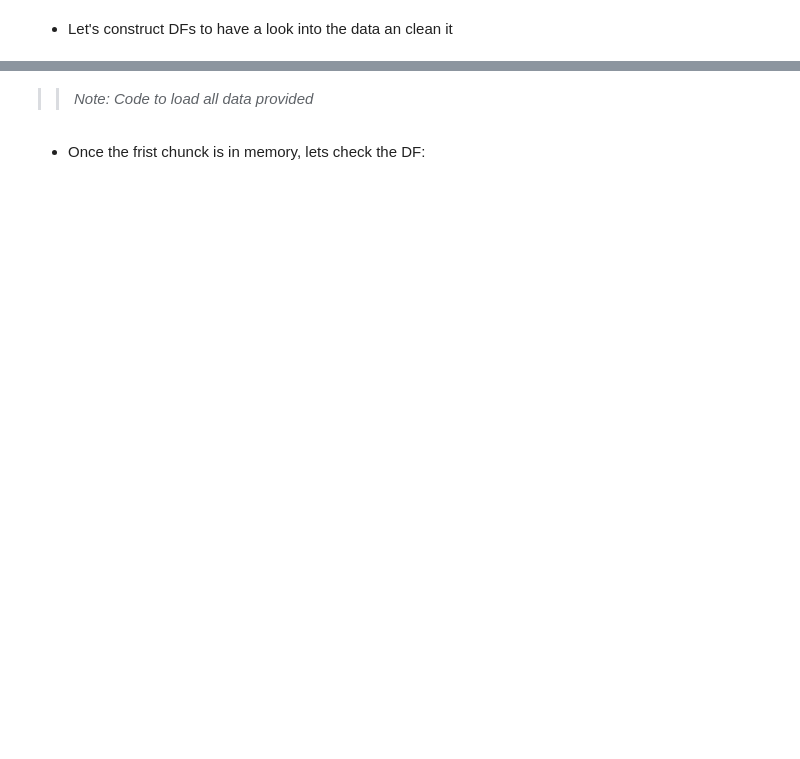
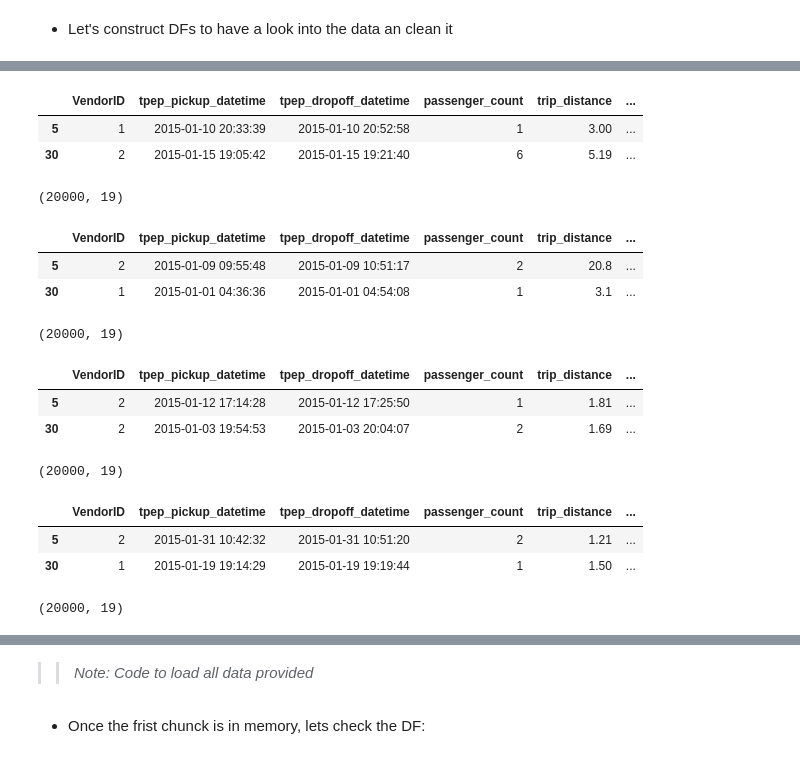
Before and after one commit to LAMDAMielgo/nyc_taxis, a Jupyter notebook: notebooks/EDA 01.ipynb, the cells around one changed output, grey strips where cells are left out. Drawn from its saved outputs; the diff is of its cells as text; code cells hidden in the pictures; blank space fills up the shorter version.

```diff
--- a/notebooks/EDA 01.ipynb
+++ b/notebooks/EDA 01.ipynb
@@ -126,10 +126,19 @@ def getting_df_fromZip(zipfile_info, minLen_toDisgard):
 
                     else:
                         new_frame = pd.read_csv(file_, sep = ',', names = column_names)
-                        filenames.append(filename); frame_to_concat.append(new_frame)
-                        memory_usage += new_frame.memory_usage(index = True, deep = False).sum()/(1000*1024)
 
-                        print(f"{filename} \tDone \t Memory Usage: {np.around(memory_usage, 2)} Mb \t Shape {new_frame.shape}")
+                        # FOR THE SAKE OF THE EXERCISE
+                        # ONLY 1 EVERY 20 ROWS ARE READ (20K FROM 500K)
+                        # Nth purge because data seamed ordered by pickup data, therefore there is some garanty of unbiased data
+                        # TO AVOID EXCESS USE OF MEMORY
+                        frame_to_use = new_frame.iloc[5::25]
+                        # BUT
+                        # A REAL CASE USE WOULD USE ALL DATA AVAILABLE
+
+                        filenames.append(filename); frame_to_concat.append(frame_to_use)
+                        memory_usage += frame_to_use.memory_usage(index = True, deep = False).sum()/(1000*1024)
+
+                        print(f"{filename} \tDone \t Memory Usage: {np.around(memory_usage, 2)} Mb \t Shape {frame_to_use.shape}")
 
     toc = time.perf_counter(); mins = (toc-tic)//60; secs = np.around((toc-tic)%60, 3)
     print(f"\n ---------------------- Done Running all in {mins}'{secs}'' \t Total frames {len(frame_to_concat)} return as {type(frame_to_concat)}")
@@ -308,0 +444,2 @@ data/yellow_tripdata_2015-07_00         Done     Memory Usage: 74.22 Mb
+# %%
+frames = getting_df_fromZip(zipfile_info = info_from_zip,  minLen_toDisgard = 7)
@@ -308,0 +467,22 @@ data/yellow_tripdata_2015-07_00         Done     Memory Usage: 74.22 Mb
+# %%
+display(frames[1].head(2));display(frames[1].shape)
+display(frames[2].head(2));display(frames[2].shape)
+display(frames[3].head(2));display(frames[3].shape)
+display(frames[4].head(2));display(frames[4].shape)
+# %% [output]
+|  | VendorID | tpep_pickup_datetime | tpep_dropoff_datetime | passenger_count | trip_distance | ... |
+| 5 | 1 | 2015-01-10 20:33:39 | 2015-01-10 20:52:58 | 1 | 3.00 | ... |
+| 30 | 2 | 2015-01-15 19:05:42 | 2015-01-15 19:21:40 | 6 | 5.19 | ... |
+(20000, 19)
+|  | VendorID | tpep_pickup_datetime | tpep_dropoff_datetime | passenger_count | trip_distance | ... |
+| 5 | 2 | 2015-01-09 09:55:48 | 2015-01-09 10:51:17 | 2 | 20.8 | ... |
+| 30 | 1 | 2015-01-01 04:36:36 | 2015-01-01 04:54:08 | 1 | 3.1 | ... |
+(20000, 19)
+|  | VendorID | tpep_pickup_datetime | tpep_dropoff_datetime | passenger_count | trip_distance | ... |
+| 5 | 2 | 2015-01-12 17:14:28 | 2015-01-12 17:25:50 | 1 | 1.81 | ... |
+| 30 | 2 | 2015-01-03 19:54:53 | 2015-01-03 20:04:07 | 2 | 1.69 | ... |
+(20000, 19)
+|  | VendorID | tpep_pickup_datetime | tpep_dropoff_datetime | passenger_count | trip_distance | ... |
+| 5 | 2 | 2015-01-31 10:42:32 | 2015-01-31 10:51:20 | 2 | 1.21 | ... |
+| 30 | 1 | 2015-01-19 19:14:29 | 2015-01-19 19:19:44 | 1 | 1.50 | ... |
+(20000, 19)
```
Also changed, not shown: parts of 15 cells of this notebook, 1 other file.
